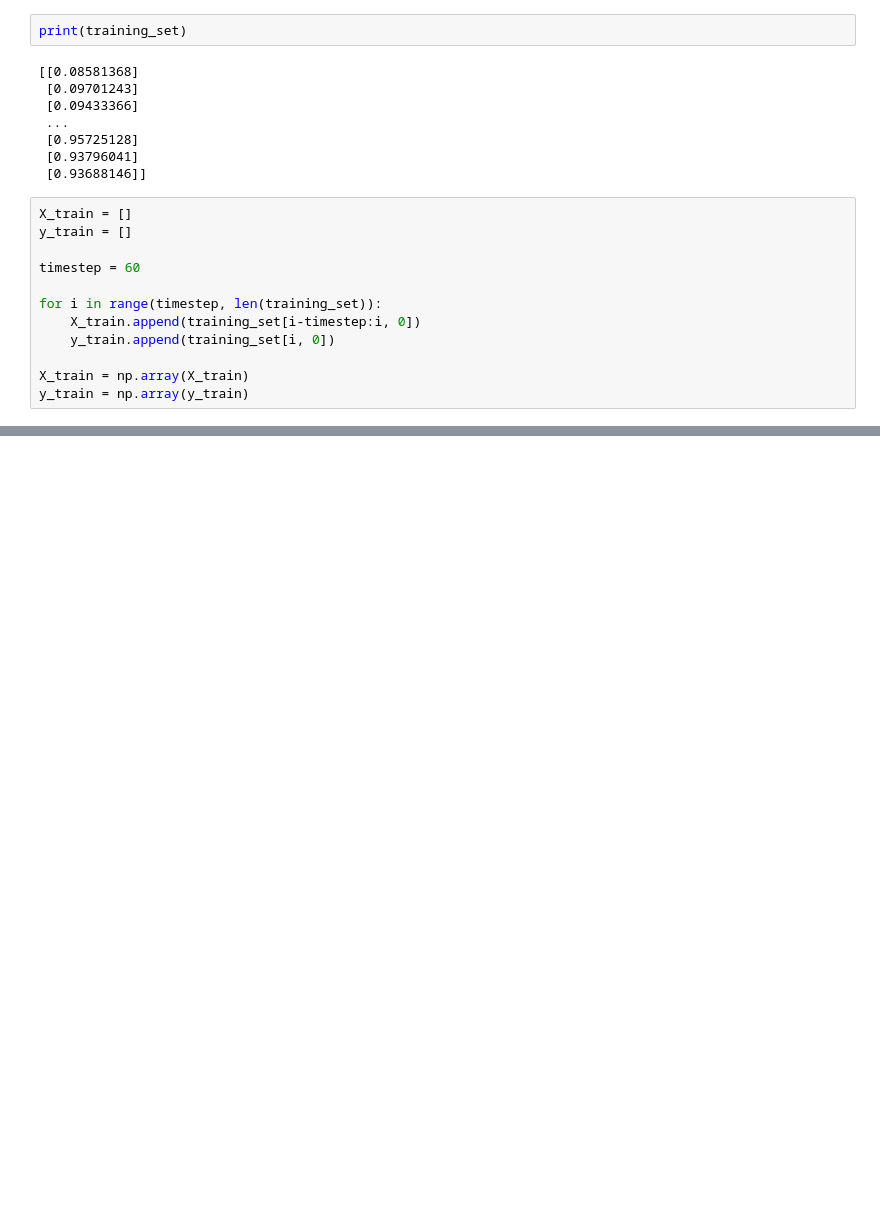
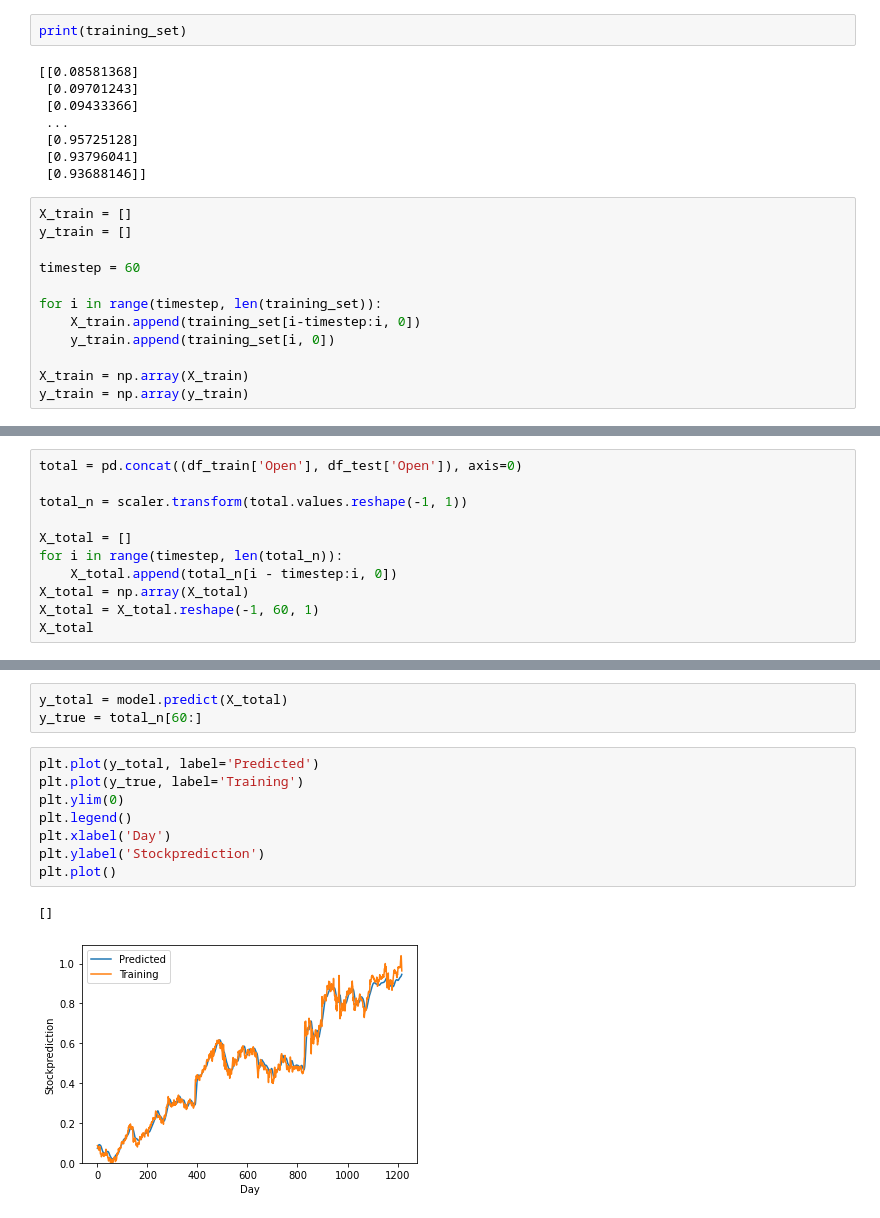
Before and after one commit to liproqq/bta_py, a Jupyter notebook: python_advanced/tag15/a3.ipynb, the cells around one changed output, grey strips where cells are left out. Saved outputs shown, nothing was run; the diff lists cells and outputs as text; blank space fills up the shorter version.

```diff
--- a/python_advanced/tag15/a3.ipynb
+++ b/python_advanced/tag15/a3.ipynb
@@ -75,0 +285,11 @@ print(y_train)
+# %%
+total = pd.concat((df_train['Open'], df_test['Open']), axis=0)
+
+total_n = scaler.transform(total.values.reshape(-1, 1))
+
+X_total = []
+for i in range(timestep, len(total_n)):
+    X_total.append(total_n[i - timestep:i, 0])
+X_total = np.array(X_total)
+X_total = X_total.reshape(-1, 60, 1)
+X_total
@@ -75,0 +314,14 @@ print(y_train)
+# %%
+y_total = model.predict(X_total)
+y_true = total_n[60:]
+# %%
+plt.plot(y_total, label='Predicted')
+plt.plot(y_true, label='Training')
+plt.ylim(0)
+plt.legend()
+plt.xlabel('Day')
+plt.ylabel('Stockprediction')
+plt.plot()
+# %% [output]
+[]
+[figure, added]
```
Also changed, not shown: parts of 17 cells of this notebook, 1 other file.
